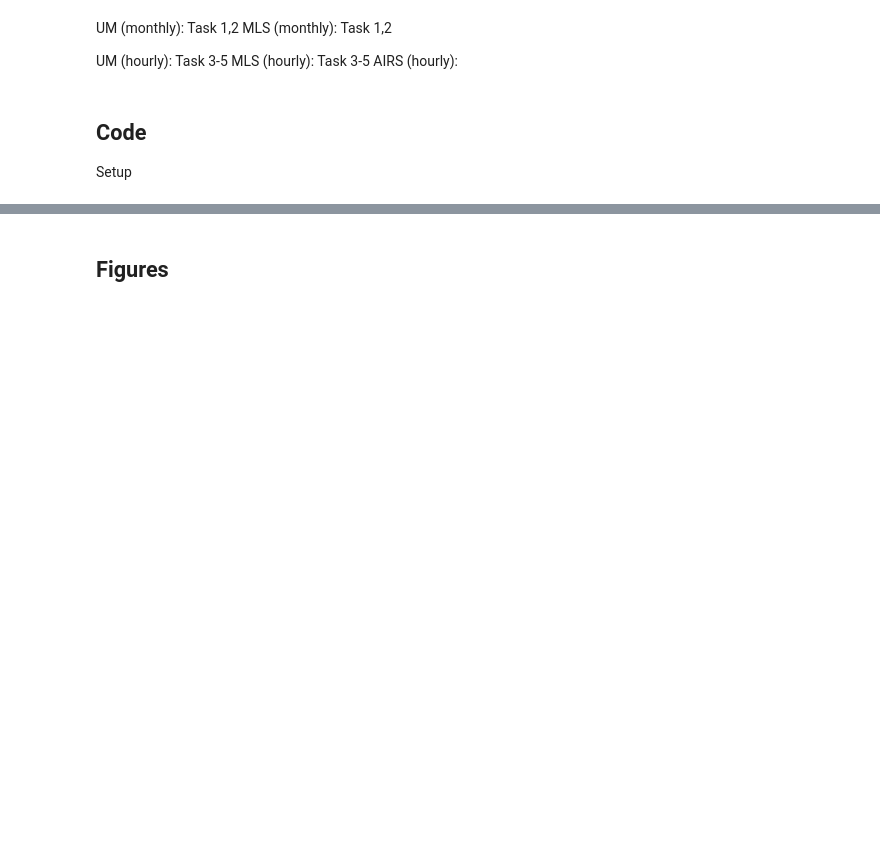
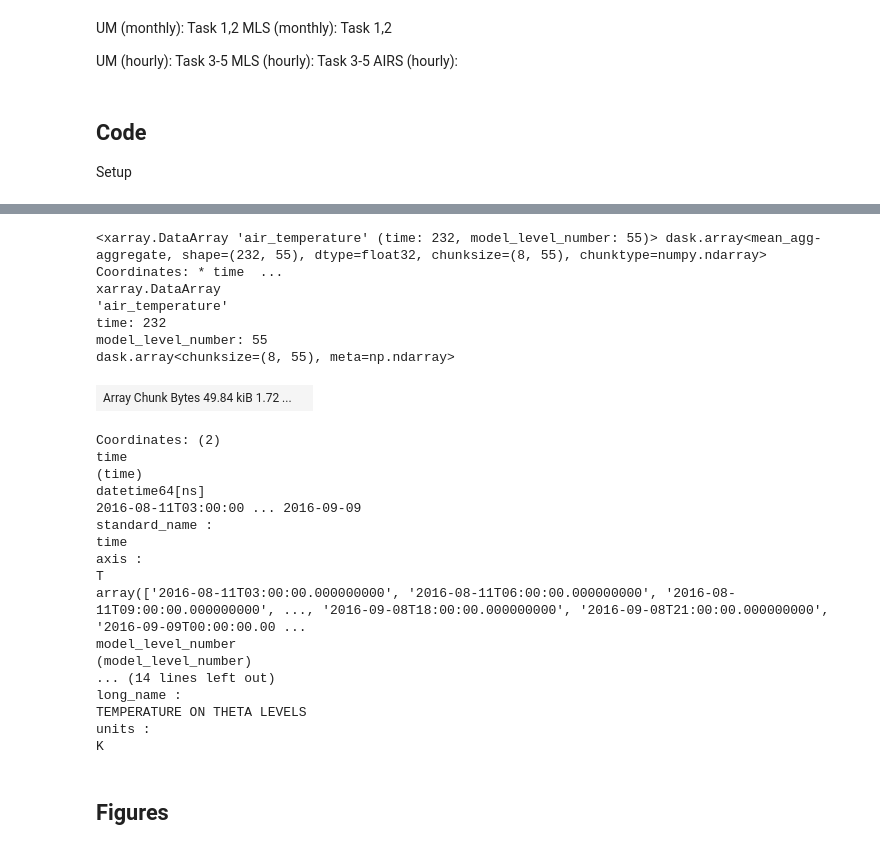
Before and after one commit to sierrastevnson/JPL-DeepConvection, a Jupyter notebook: Tasks/Code/task3_verticalprofiles.ipynb, the cells around one changed output, grey strips where cells are left out. Cells and saved outputs as stored; diff of their text form; code cells hidden in the pictures; blank space fills up the shorter version.

```diff
--- a/Tasks/Code/task3_verticalprofiles.ipynb
+++ b/Tasks/Code/task3_verticalprofiles.ipynb
@@ -189,3 +245,30 @@ Error:
+# %%
+UM_ta_globalavg
+# %% [output]
+<xarray.DataArray 'air_temperature' (time: 232, model_level_number: 55)> dask.array<mean_agg-aggregate, shape=(232, 55), dtype=float32, chunksize=(8, 55), chunktype=numpy.ndarray> Coordinates: * time  ...
+xarray.DataArray
+'air_temperature'
+time: 232
+model_level_number: 55
+dask.array<chunksize=(8, 55), meta=np.ndarray>
+| Array Chunk Bytes 49.84 kiB 1.72 ... |  |
+Coordinates: (2)
+time
+(time)
+datetime64[ns]
+2016-08-11T03:00:00 ... 2016-09-09
+standard_name :
+time
+axis :
+T
+array(['2016-08-11T03:00:00.000000000', '2016-08-11T06:00:00.000000000', '2016-08-11T09:00:00.000000000', ..., '2016-09-08T18:00:00.000000000', '2016-09-08T21:00:00.000000000', '2016-09-09T00:00:00.00 ...
+model_level_number
+(model_level_number)
+... (14 lines left out)
+long_name :
+TEMPERATURE ON THETA LEVELS
+units :
+K
 # %% [markdown]
 ## Figures
 # %% [markdown]
```
Also changed, not shown: parts of 35 cells of this notebook, 3 other files.
